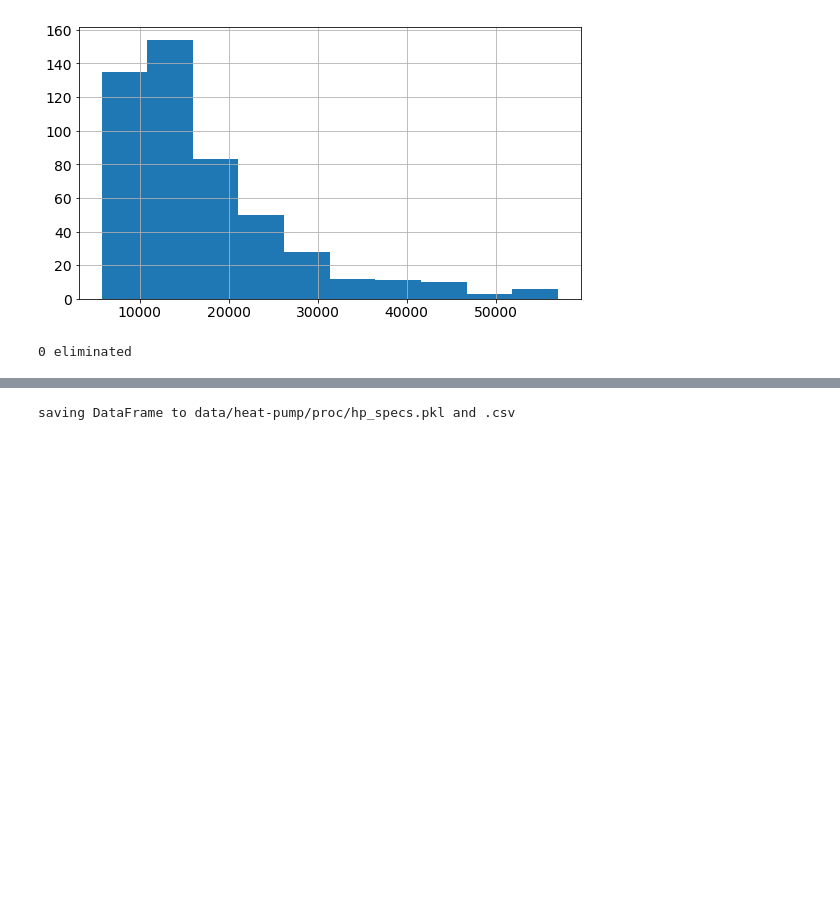
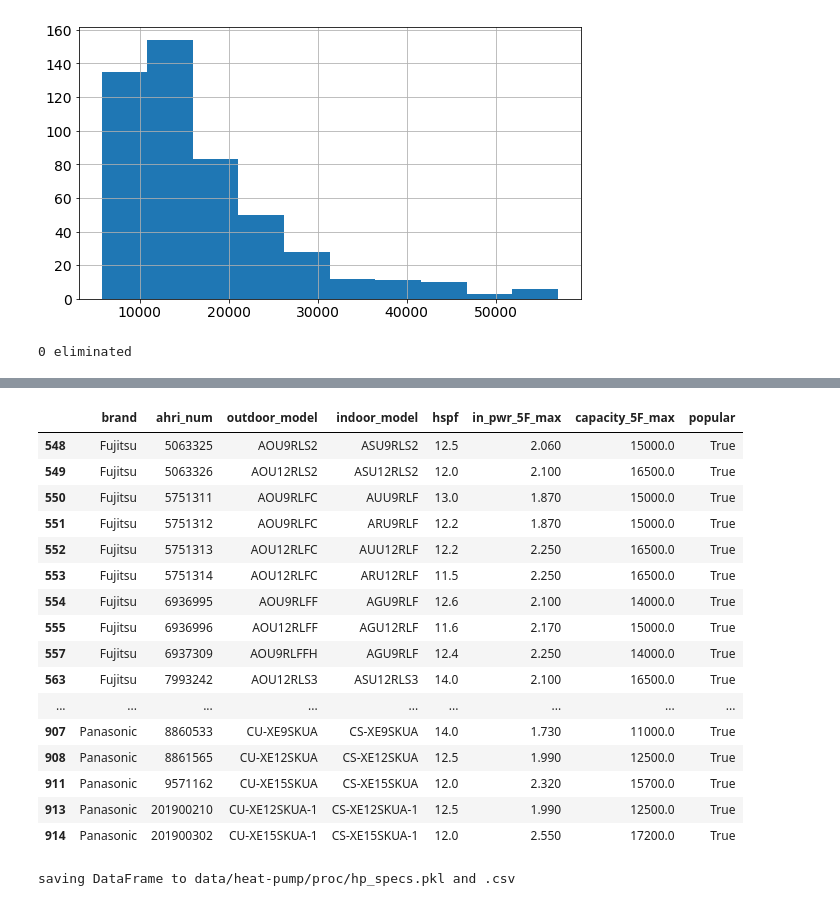
Before and after one commit to RobertLJordan/ak-energy-admin, a Jupyter notebook: ak-energy-data-admin.ipynb, the cells around one changed output, grey strips where cells are left out. Saved outputs shown, nothing was run; the diff lists cells and outputs as text; code cells hidden in the pictures; blank space fills up the shorter version.

Commit message:
Added popular models.

```diff
--- a/ak-energy-data-admin.ipynb
+++ b/ak-energy-data-admin.ipynb
@@ -625,3 +625,7 @@ dfd = dfd.query('capacity_5F_max >= 5000. and capacity_5F_max <= 70000.')
 print(len(dfd) - orig_ct, 'eliminated')
 # %% [output]
 0 eliminated
+# %%
+# Find models to put on popular list
+df_pop = dfd.query("hspf >= 11.5 and brand in ('Fujitsu', 'Mitsubishi', 'Mitsubishi Electric', 'Panasonic')")
+df_pop
@@ -628,3 +650,25 @@ print(len(dfd) - orig_ct, 'eliminated')
+# %%
+dfd['popular'] = False
+dfd.loc[df_pop.index, 'popular'] =  True
+dfd.query('popular == True')
+# %% [output]
+|  | brand | ahri_num | outdoor_model | indoor_model | hspf | in_pwr_5F_max | capacity_5F_max | popular |
+| 548 | Fujitsu | 5063325 | AOU9RLS2 | ASU9RLS2 | 12.5 | 2.060 | 15000.0 | True |
+| 549 | Fujitsu | 5063326 | AOU12RLS2 | ASU12RLS2 | 12.0 | 2.100 | 16500.0 | True |
+| 550 | Fujitsu | 5751311 | AOU9RLFC | AUU9RLF | 13.0 | 1.870 | 15000.0 | True |
+| 551 | Fujitsu | 5751312 | AOU9RLFC | ARU9RLF | 12.2 | 1.870 | 15000.0 | True |
+| 552 | Fujitsu | 5751313 | AOU12RLFC | AUU12RLF | 12.2 | 2.250 | 16500.0 | True |
+| 553 | Fujitsu | 5751314 | AOU12RLFC | ARU12RLF | 11.5 | 2.250 | 16500.0 | True |
+| 554 | Fujitsu | 6936995 | AOU9RLFF | AGU9RLF | 12.6 | 2.100 | 14000.0 | True |
+| 555 | Fujitsu | 6936996 | AOU12RLFF | AGU12RLF | 11.6 | 2.170 | 15000.0 | True |
+| 557 | Fujitsu | 6937309 | AOU9RLFFH | AGU9RLF | 12.4 | 2.250 | 14000.0 | True |
+| 563 | Fujitsu | 7993242 | AOU12RLS3 | ASU12RLS3 | 14.0 | 2.100 | 16500.0 | True |
+| ... | ... | ... | ... | ... | ... | ... | ... | ... |
+| 907 | Panasonic | 8860533 | CU-XE9SKUA | CS-XE9SKUA | 14.0 | 1.730 | 11000.0 | True |
+| 908 | Panasonic | 8861565 | CU-XE12SKUA | CS-XE12SKUA | 12.5 | 1.990 | 12500.0 | True |
+| 911 | Panasonic | 9571162 | CU-XE15SKUA | CS-XE15SKUA | 12.0 | 2.320 | 15700.0 | True |
+| 913 | Panasonic | 201900210 | CU-XE12SKUA-1 | CS-XE12SKUA-1 | 12.5 | 1.990 | 12500.0 | True |
+| 914 | Panasonic | 201900302 | CU-XE15SKUA-1 | CS-XE15SKUA-1 | 12.0 | 2.550 | 17200.0 | True |
 # %%
 au.save_df(dfd, f'data/heat-pump/proc/hp_specs')
 # %% [output]
```
Also changed, not shown: parts of 3 cells of this notebook, 2 other files.
